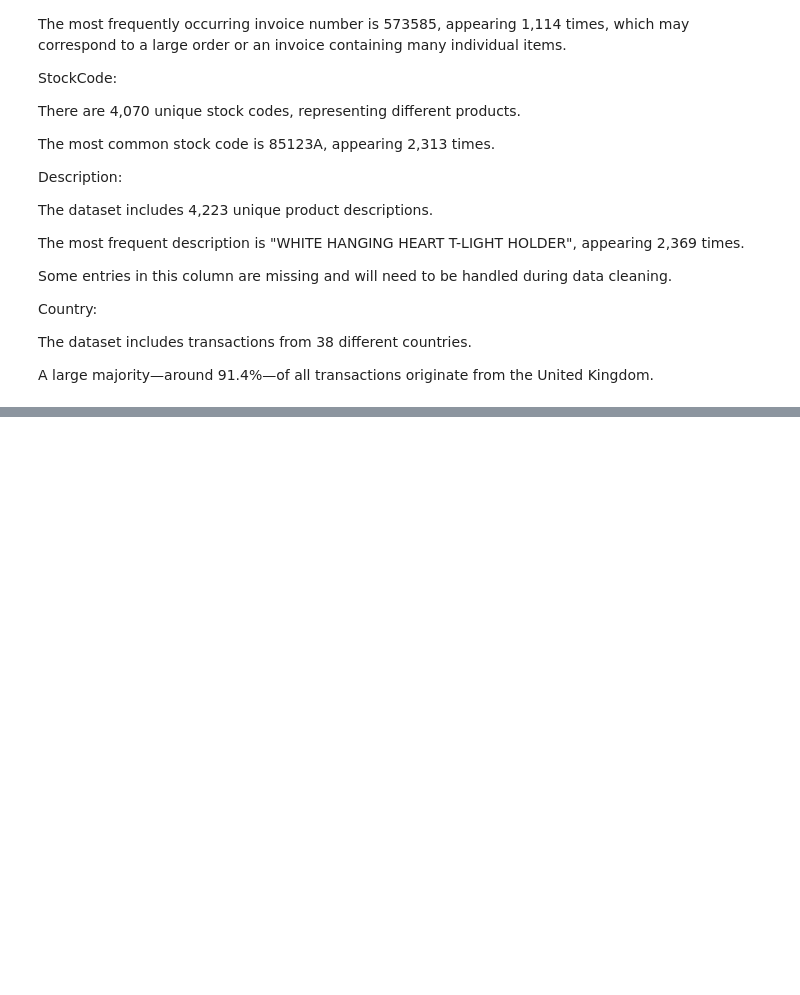
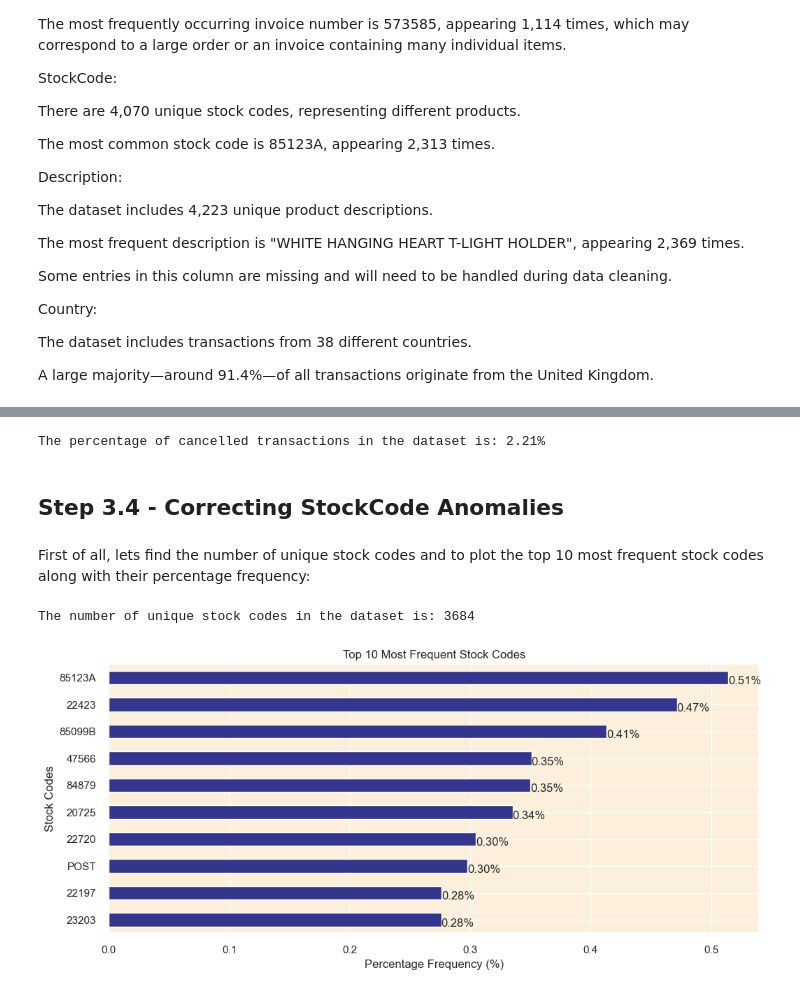
Before and after one commit to utkarshnaktode/customer_segmentation_recommendation_system, a Jupyter notebook: customer_seg.ipynb, the cells around one changed output, grey strips where cells are left out. Drawn from its saved outputs; the diff is of its cells as text; code cells hidden in the pictures; blank space fills up the shorter version.

Commit message:
Init & summary: load data, initial EDA, data cleaning steps

```diff
--- a/customer_seg.ipynb
+++ b/customer_seg.ipynb
@@ -229,0 +261,4 @@ A large majority—around 91.4%—of all transactions originate from the United
+# %%
+# Removing rows with missing values in 'CustomerID' and 'Description' columns
+
+df = df.dropna(subset=['CustomerID','Description'])
@@ -229,0 +305,6 @@ A large majority—around 91.4%—of all transactions originate from the United
+# %%
+# Displaying the number of duplicate rows
+print(f"The dataset contains {df.duplicated().sum()} duplicate rows that need to be removed.")
+
+# Removing duplicate rows
+df.drop_duplicates(inplace=True)
@@ -229,0 +322,7 @@ A large majority—around 91.4%—of all transactions originate from the United
+# %%
+# Filter out the rows with InvoiceNo starting with "C" and create a new column indicating the transaction status
+df['Transaction_Status'] = np.where(df['InvoiceNo'].astype(str).str.startswith('C'), 'Cancelled', 'Completed')
+
+# Analyze the characteristics of these rows (considering the new column)
+cancelled_transactions = df[df['Transaction_Status'] == 'Cancelled']
+cancelled_transactions.describe().drop('CustomerID', axis=1)
@@ -229,0 +355,39 @@ A large majority—around 91.4%—of all transactions originate from the United
+# %%
+# Finding the percentage of cancelled transactions
+cancelled_percentage = (cancelled_transactions.shape[0] / df.shape[0]) * 100
+
+# Printing the percentage of cancelled transactions
+print(f"The percentage of cancelled transactions in the dataset is: {cancelled_percentage:.2f}%")
+# %% [output]
+The percentage of cancelled transactions in the dataset is: 2.21%
+# %% [markdown]
+## Step 3.4 - Correcting StockCode Anomalies
+# %% [markdown]
+First of all, lets find the number of unique stock codes and to plot the top 10 most frequent stock codes along with their percentage frequency:
+# %%
+# Finding the number of unique stock codes
+unique_stock_codes = df['StockCode'].nunique()
+
+# Printing the number of unique stock codes
+print(f"The number of unique stock codes in the dataset is: {unique_stock_codes}")
+# %% [output]
+The number of unique stock codes in the dataset is: 3684
+# %%
+# Finding the top 10 most frequent stock codes
+top_10_stock_codes = df['StockCode'].value_counts(normalize=True).head(10) * 100
+
+# Plotting the top 10 most frequent stock codes
+plt.figure(figsize=(12, 5))
+top_10_stock_codes.plot(kind='barh', color="#34368d")
+
+# Adding the percentage frequency on the bars
+for index, value in enumerate(top_10_stock_codes):
+    plt.text(value, index+0.25, f'{value:.2f}%', fontsize=12)
+
+plt.title('Top 10 Most Frequent Stock Codes')
+plt.xlabel('Percentage Frequency (%)')
+plt.ylabel('Stock Codes')
+plt.gca().invert_yaxis()
+plt.show()
+# %% [output]
+[figure, added]
```
Also changed, not shown: parts of 39 cells of this notebook.
